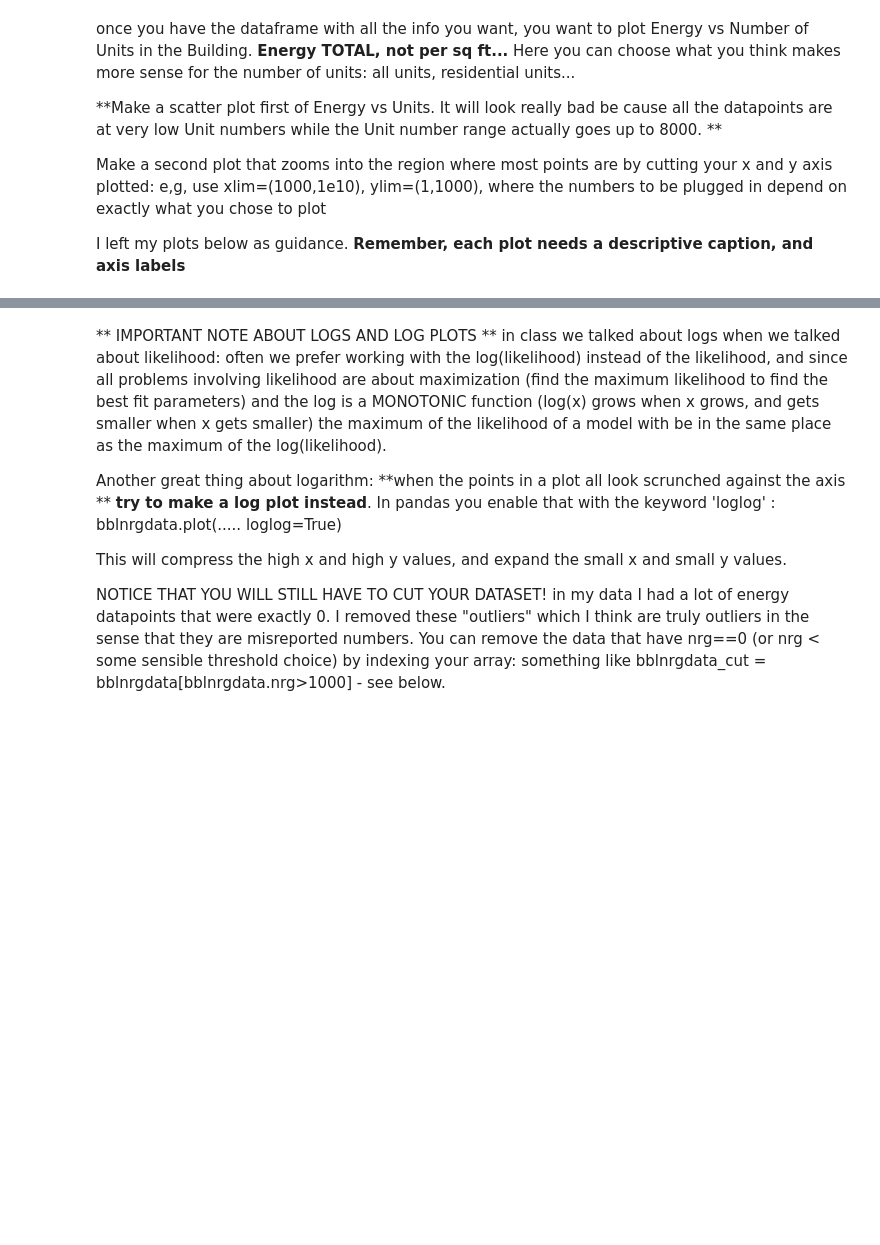
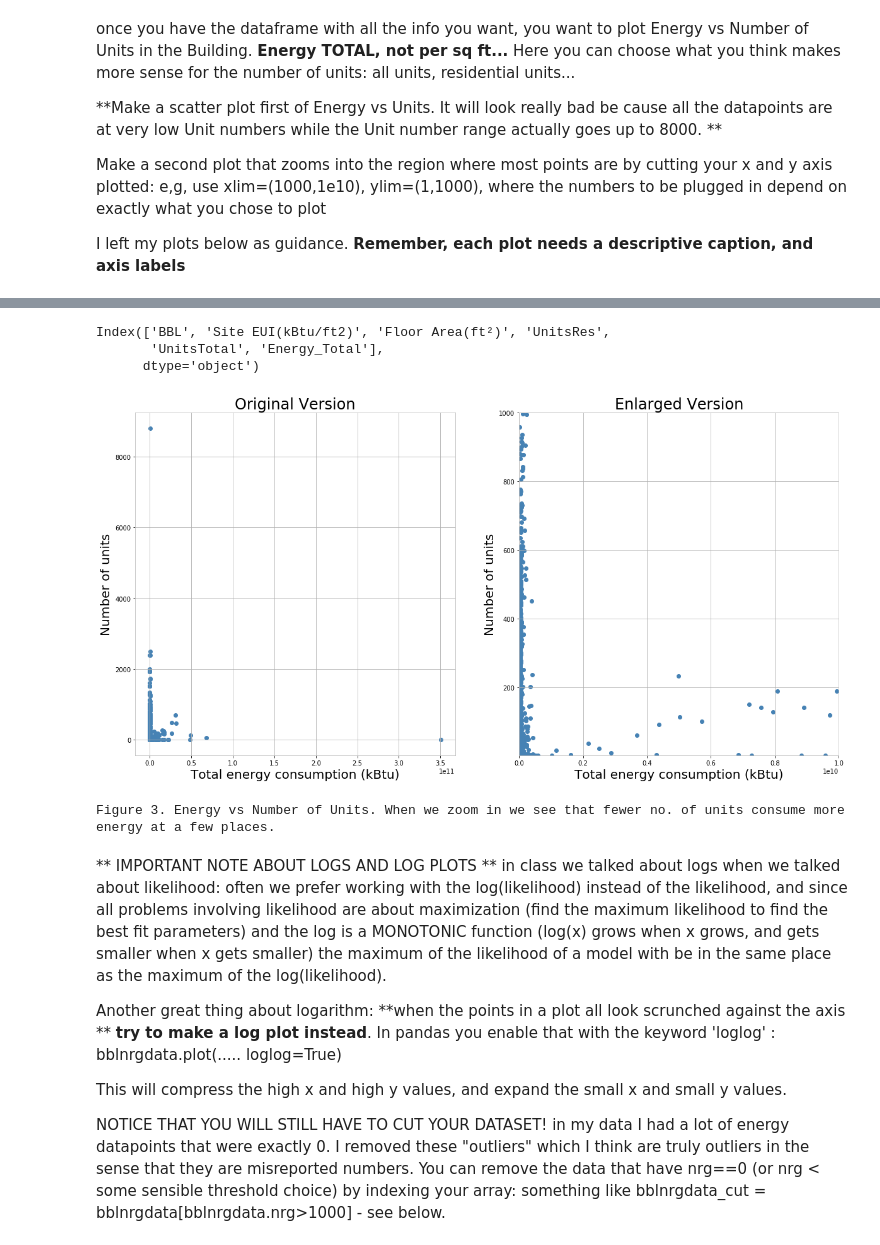
Before and after one commit to rxl204/PUI2017_pak348, a Jupyter notebook: HW6_pak348/building_nrg_instructions.ipynb, the cells around one changed output, grey strips where cells are left out. Drawn from its saved outputs; the diff is of its cells as text; code cells hidden in the pictures; blank space fills up the shorter version.

```diff
--- a/HW6_pak348/building_nrg_instructions.ipynb
+++ b/HW6_pak348/building_nrg_instructions.ipynb
@@ -211,3 +292,30 @@ Text(0,0.5,'number of units')
+# %%
+bblnrgdata.columns
+# %% [output]
+Index(['BBL', 'Site EUI(kBtu/ft2)', 'Floor Area(ft²)', 'UnitsRes',
+       'UnitsTotal', 'Energy_Total'],
+      dtype='object')
+# %%
+fig = pl.figure(figsize=(20,10))
+fig.add_subplot(121)
+pl.scatter(bblnrgdata['Energy_Total'], bblnrgdata['UnitsTotal'])
+pl.xlabel('Total energy consumption (kBtu)', fontsize=20)
+pl.ylabel('Number of units', fontsize=20)
+pl.title('Original Version', fontsize = 24)
+
+fig.add_subplot(122)
+pl.scatter(bblnrgdata['Energy_Total'], bblnrgdata['UnitsTotal'])
+pl.xlabel('Total energy consumption (kBtu)', fontsize=20)
+pl.ylabel('Number of units', fontsize=20)
+pl.title('Enlarged Version', fontsize = 24)
+pl.xlim(1000,1e10)
+pl.ylim(1,1000)
+
+pl.show()
+print ("Figure 3. Energy vs Number of Units. When we zoom in we see that fewer no. of units consume more energy at a few places. ")
+# %% [output]
+[figure, added]
+Figure 3. Energy vs Number of Units. When we zoom in we see that fewer no. of units consume more energy at a few places.
 # %% [markdown]
 ** IMPORTANT NOTE ABOUT LOGS AND LOG PLOTS **
 in class we talked about logs when we talked about likelihood: often we prefer working with the log(likelihood) instead of the likelihood, and since all problems involving likelihood are about maximization (find the maximum likelihood to find the best fit parameters) and the log is a MONOTONIC function (log(x) grows when x grows, and gets smaller when x gets smaller) the maximum of the likelihood of a model with be in the same place as the maximum of the log(likelihood).
```
Also changed, not shown: parts of 51 cells of this notebook, 1 other file.
